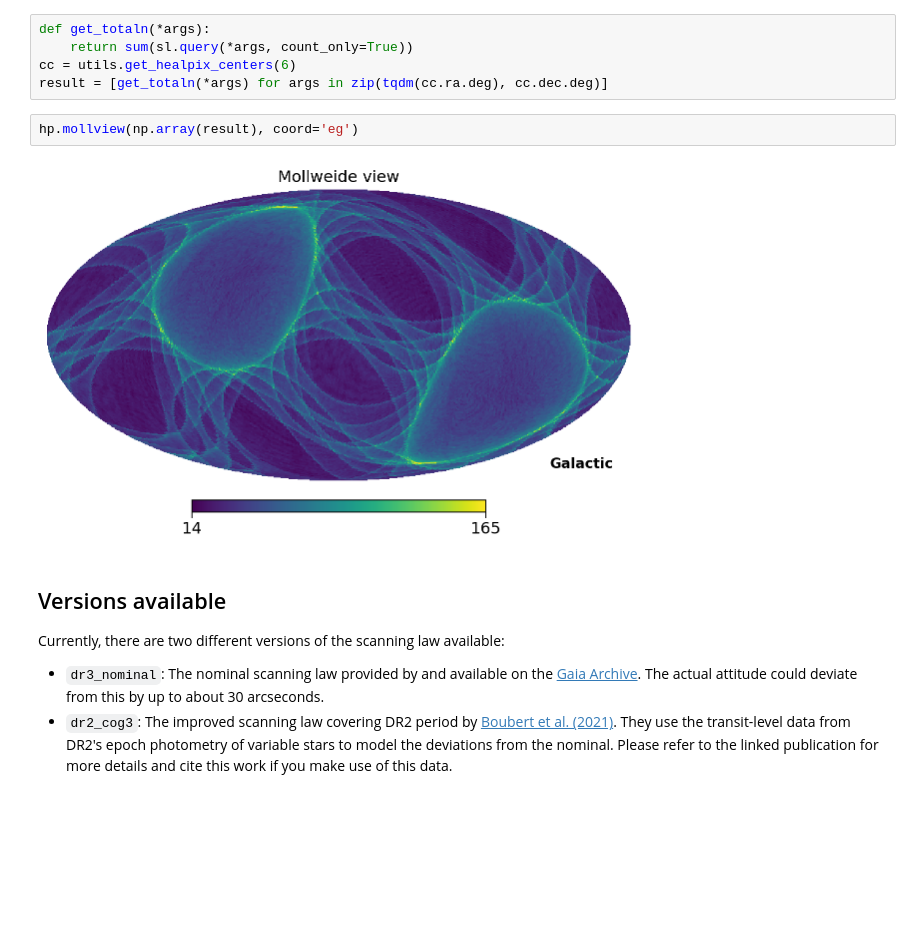
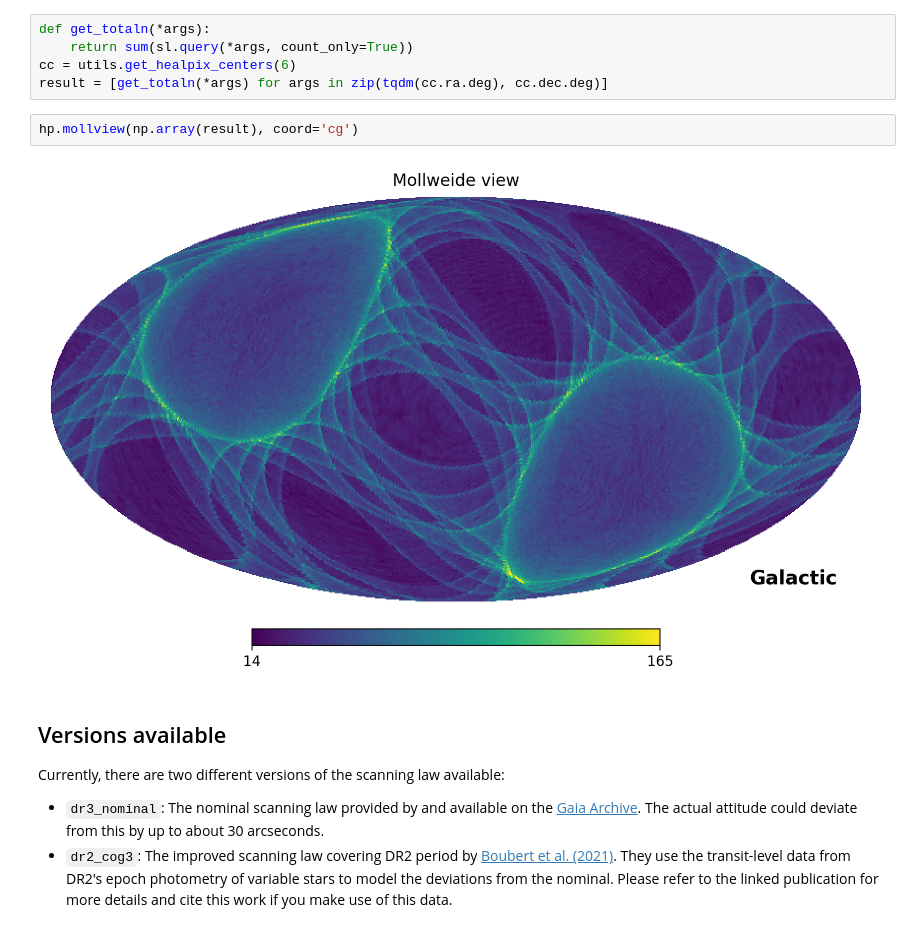
Before and after one commit to gaia-unlimited/gaiaunlimited, a Jupyter notebook: docs/notebooks/scanninglaw.ipynb, the cells around one changed output. Drawn from its saved outputs; the diff is of its cells as text; blank space fills up the shorter version.

```diff
--- a/docs/notebooks/scanninglaw.ipynb
+++ b/docs/notebooks/scanninglaw.ipynb
@@ -82,9 +82,9 @@ def get_totaln(*args):
 cc = utils.get_healpix_centers(6)
 result = [get_totaln(*args) for args in zip(tqdm(cc.ra.deg), cc.dec.deg)]
 # %%
-hp.mollview(np.array(result), coord='eg')
+hp.mollview(np.array(result), coord='cg')
 # %% [output]
-[figure, old version]
+[figure, new version]
 # %% [markdown]
 ## Versions available
 
```
Also changed, not shown: parts of 1 cell of this notebook.
